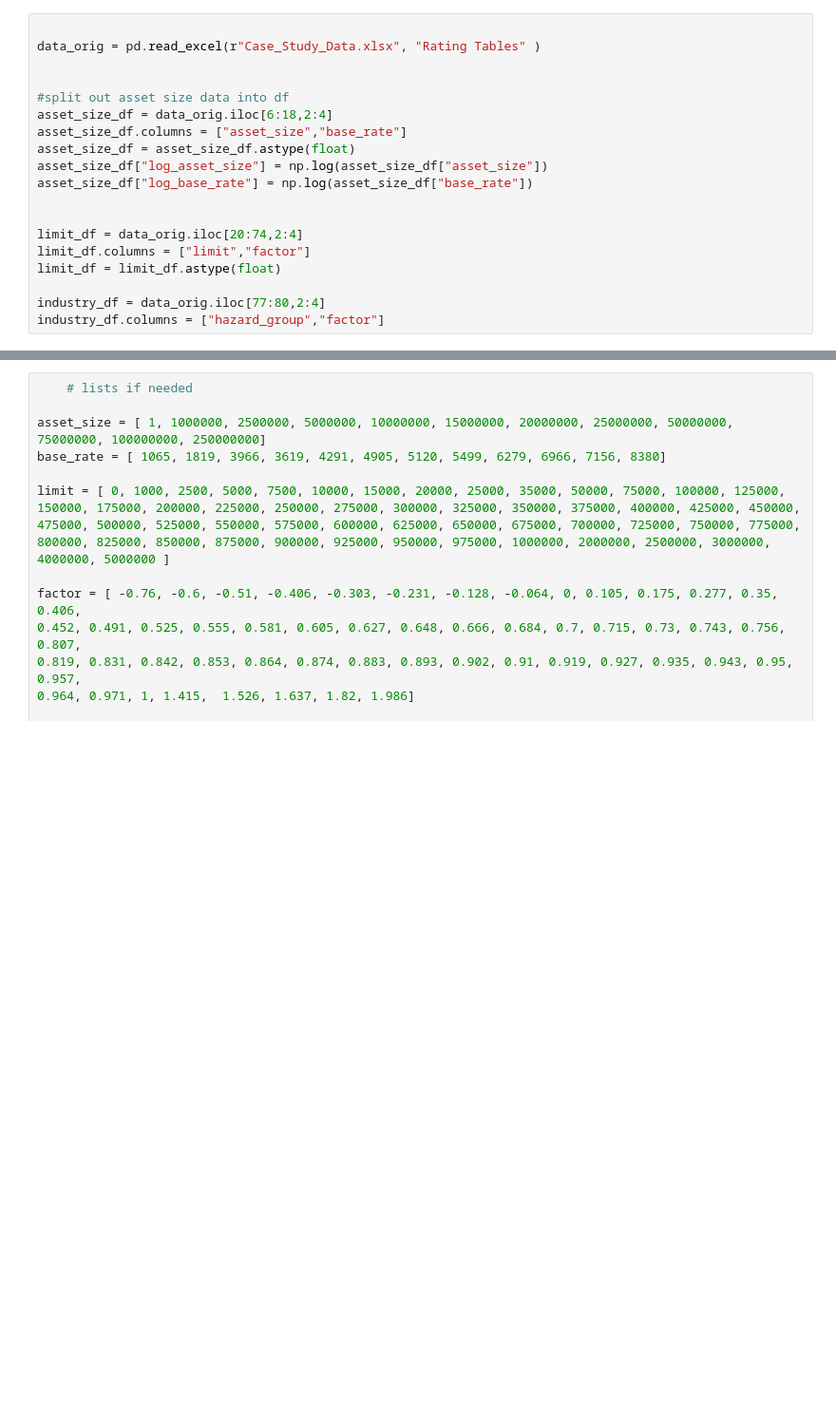
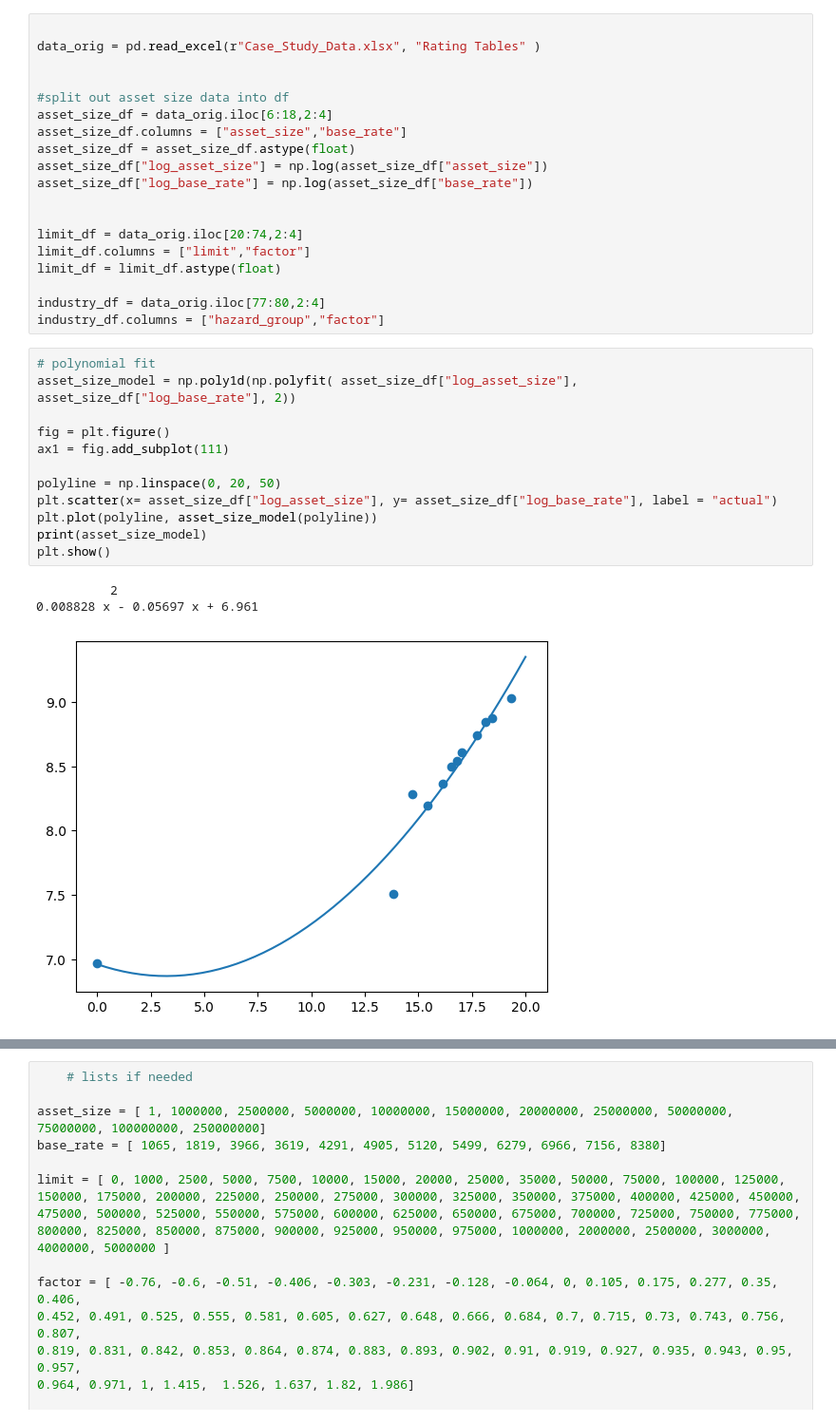
Before and after one commit to mailnos/Counterpart_project, a Jupyter notebook: model_testing.ipynb, the cells around one changed output, grey strips where cells are left out. Shown: that part at 95% size. Drawn from its saved outputs; the diff is of its cells as text; blank space fills up the shorter version.

```diff
--- a/model_testing.ipynb
+++ b/model_testing.ipynb
@@ -24,3 +25,19 @@ limit_df = limit_df.astype(float)
 
 industry_df = data_orig.iloc[77:80,2:4]
 industry_df.columns = ["hazard_group","factor"]
+# %%
+# polynomial fit
+asset_size_model = np.poly1d(np.polyfit( asset_size_df["log_asset_size"], asset_size_df["log_base_rate"], 2))
+
+fig = plt.figure()
+ax1 = fig.add_subplot(111)
+
+polyline = np.linspace(0, 20, 50)
+plt.scatter(x= asset_size_df["log_asset_size"], y= asset_size_df["log_base_rate"], label = "actual")
+plt.plot(polyline, asset_size_model(polyline))
+print(asset_size_model)
+plt.show()
+# %% [output]
+          2
+0.008828 x - 0.05697 x + 6.961
+[figure, added]
```
Also changed, not shown: parts of 3 cells of this notebook.
